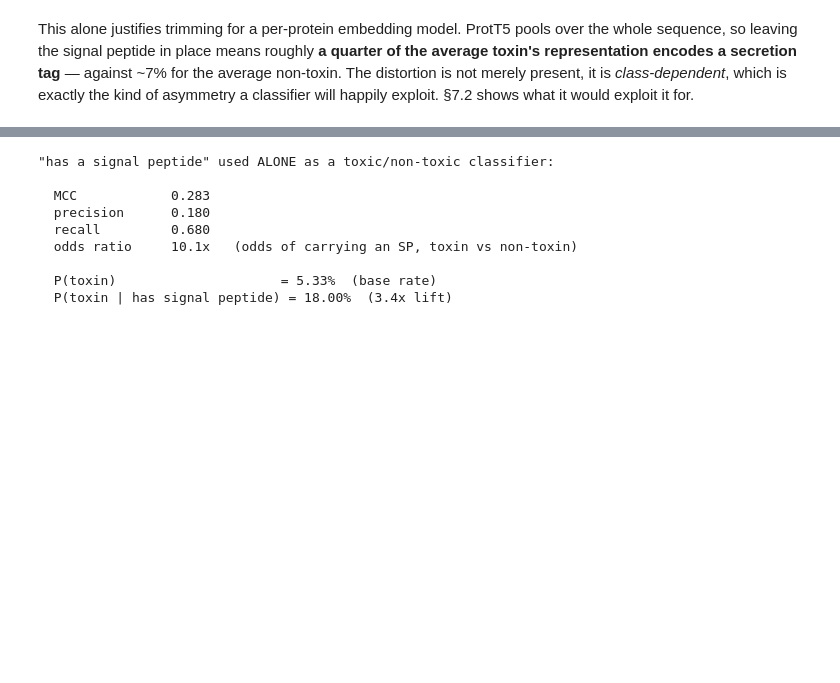
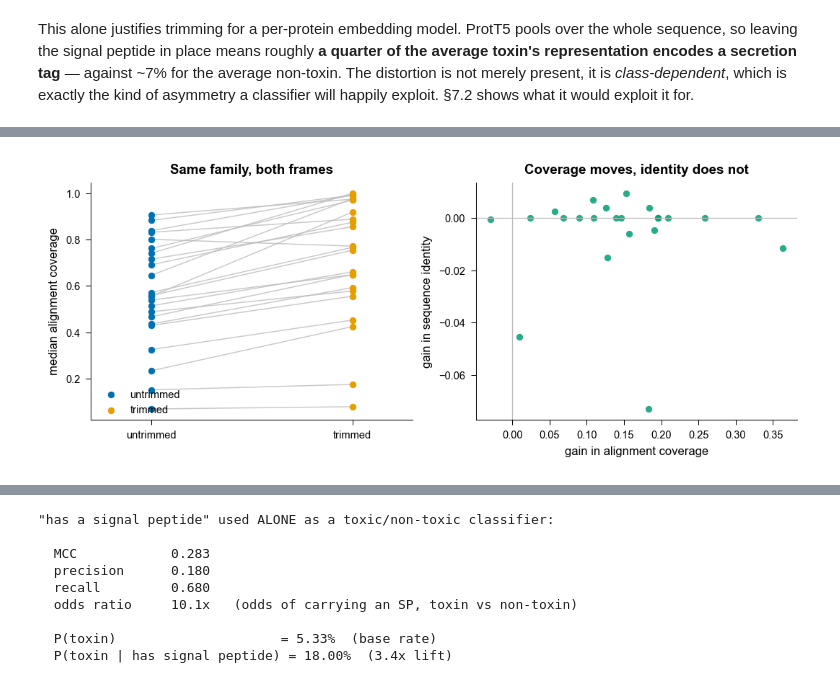
Before and after one commit to Sisistern123/ToxFam, a Jupyter notebook: notebooks/preprocessing_rationale.ipynb, the cells around one changed output, grey strips where cells are left out. Saved outputs shown, nothing was run; the diff lists cells and outputs as text; code cells hidden in the pictures; blank space fills up the shorter version.

```diff
--- a/notebooks/preprocessing_rationale.ipynb
+++ b/notebooks/preprocessing_rationale.ipynb
@@ -1063,0 +1191,20 @@ asymmetry a classifier will happily exploit. §7.2 shows what it would exploit i
+# %%
+fig, axes = plt.subplots(1, 2, figsize=(7.0, 2.8), layout="constrained")
+
+ax = axes[0]
+for i, (fam, r) in enumerate(delta.iterrows()):
+    ax.plot([0, 1], [r.cov_untrimmed, r.cov_trimmed], "-", color=C_GREY, lw=.7, alpha=.8, zorder=1)
+ax.scatter(np.zeros(len(delta)), delta.cov_untrimmed, s=16, color=C_NONTOX, zorder=2, label="untrimmed")
+ax.scatter(np.ones(len(delta)), delta.cov_trimmed, s=16, color=C_TOX, zorder=2, label="trimmed")
+ax.set_xticks([0, 1]); ax.set_xticklabels(["untrimmed", "trimmed"]); ax.set_xlim(-.3, 1.3)
+ax.set_ylabel("median alignment coverage"); ax.set_title("Same family, both frames")
+ax.legend(loc="lower left", bbox_to_anchor=(0, -0.02))
+
+ax = axes[1]
+ax.scatter(delta.cov_gain, delta.id_gain, s=20, color=C_ACCENT, alpha=.85, linewidths=0)
+ax.axhline(0, color=C_GREY, lw=.6); ax.axvline(0, color=C_GREY, lw=.6)
+ax.set_xlabel("gain in alignment coverage"); ax.set_ylabel("gain in sequence identity")
+ax.set_title("Coverage moves, identity does not")
+plt.show()
+# %% [output]
+[figure, added]
```
Also changed, not shown: parts of 14 cells of this notebook.
